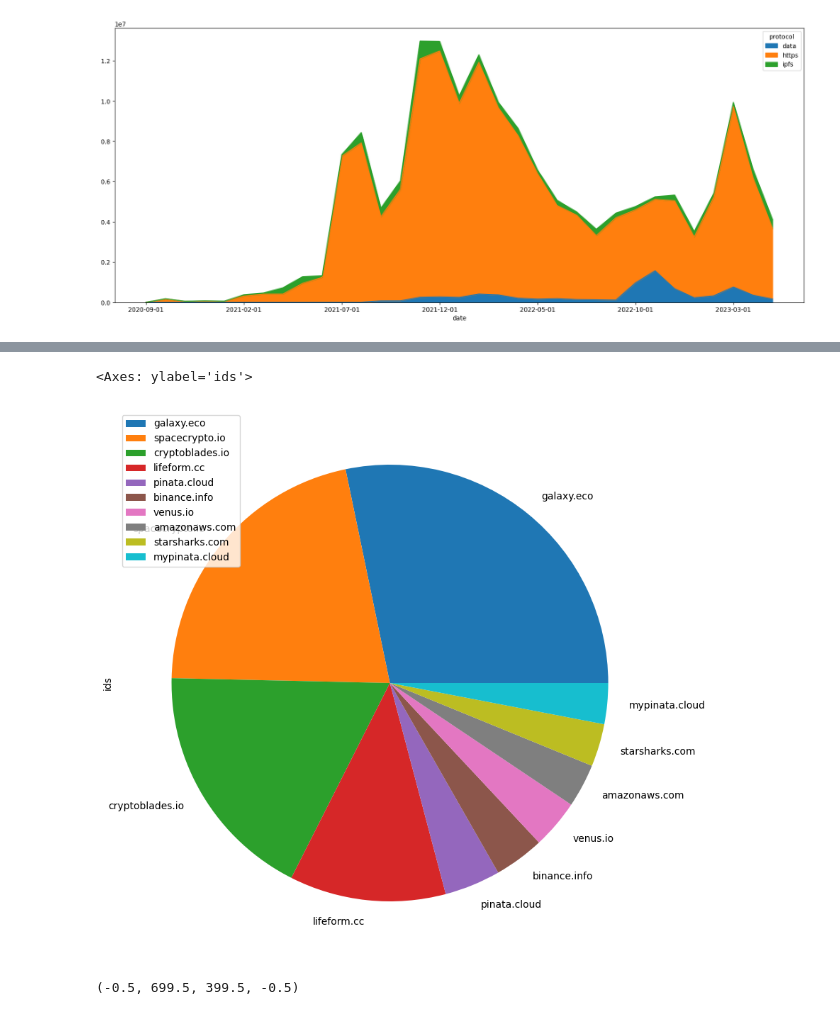
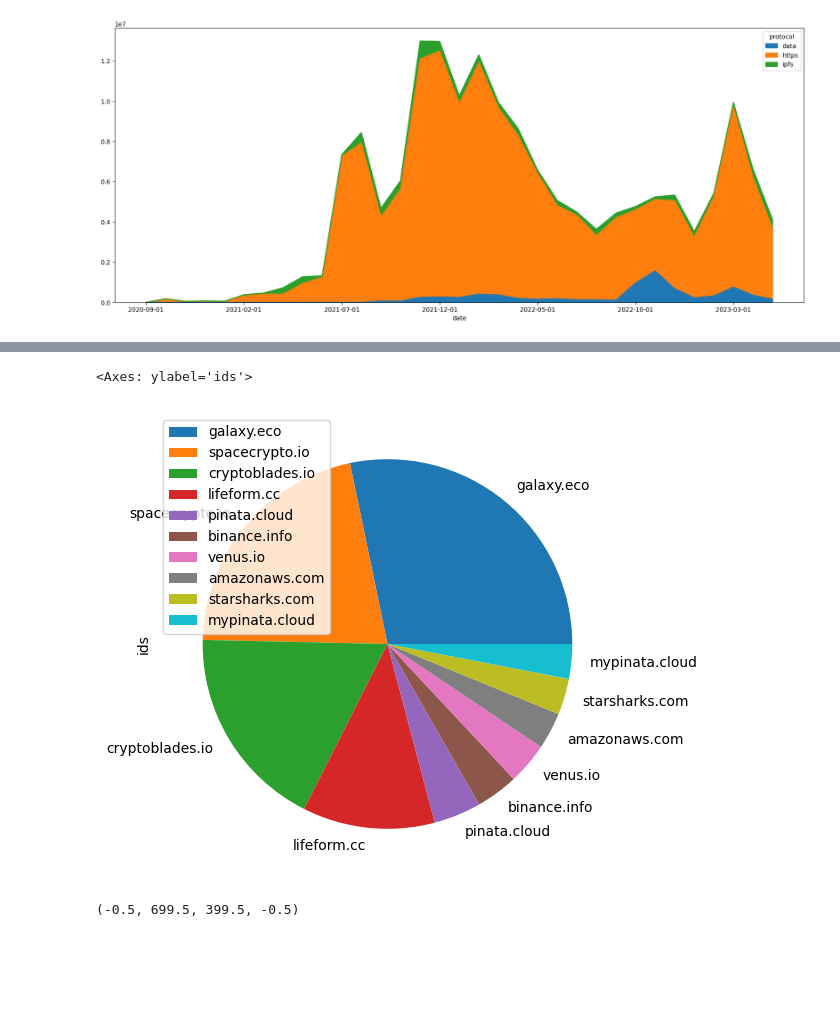
Before and after one commit to bitquery/nft-articles, a Jupyter notebook: where-nfts-live/WhereNftDataLives.ipynb, the cells around one changed output, grey strips where cells are left out. Drawn from its saved outputs; the diff is of its cells as text; code cells hidden in the pictures; blank space fills up the shorter version.

```diff
--- a/where-nfts-live/WhereNftDataLives.ipynb
+++ b/where-nfts-live/WhereNftDataLives.ipynb
@@ -56,8 +56,8 @@ eth_domains.head(10).plot.pie(y = 'ids', figsize=(10, 10))
 # %%
-bsc_domains.head(10).plot.pie(y = 'ids', figsize=(10, 10))
+bsc_domains.head(10).plot.pie(y = 'ids', figsize=(6, 6))
 # %% [output]
 <Axes: ylabel='ids'>
-[figure, old version]
+[figure, new version]
 # %%
 plt.figure(figsize=(15,15))
 wc = WordCloud(background_color="white", width=700, height=400)
```
Also changed, not shown: parts of 1 cell of this notebook, 3 other files.
